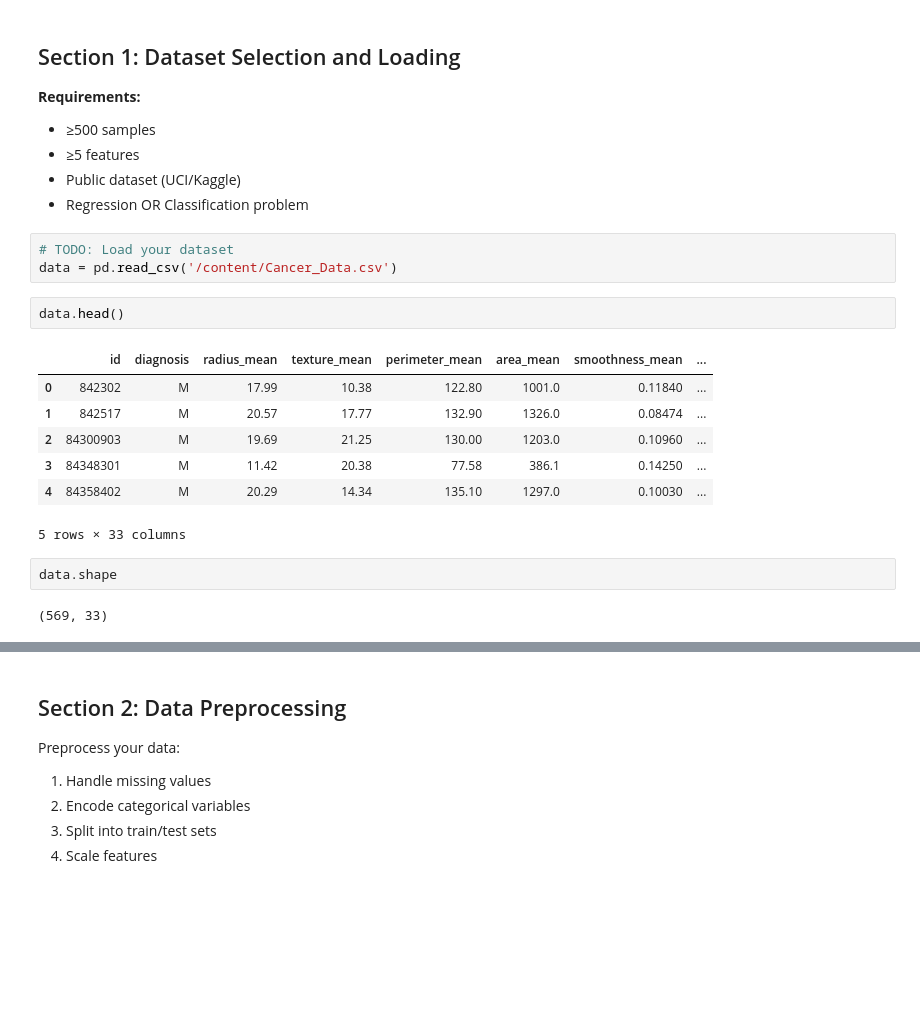
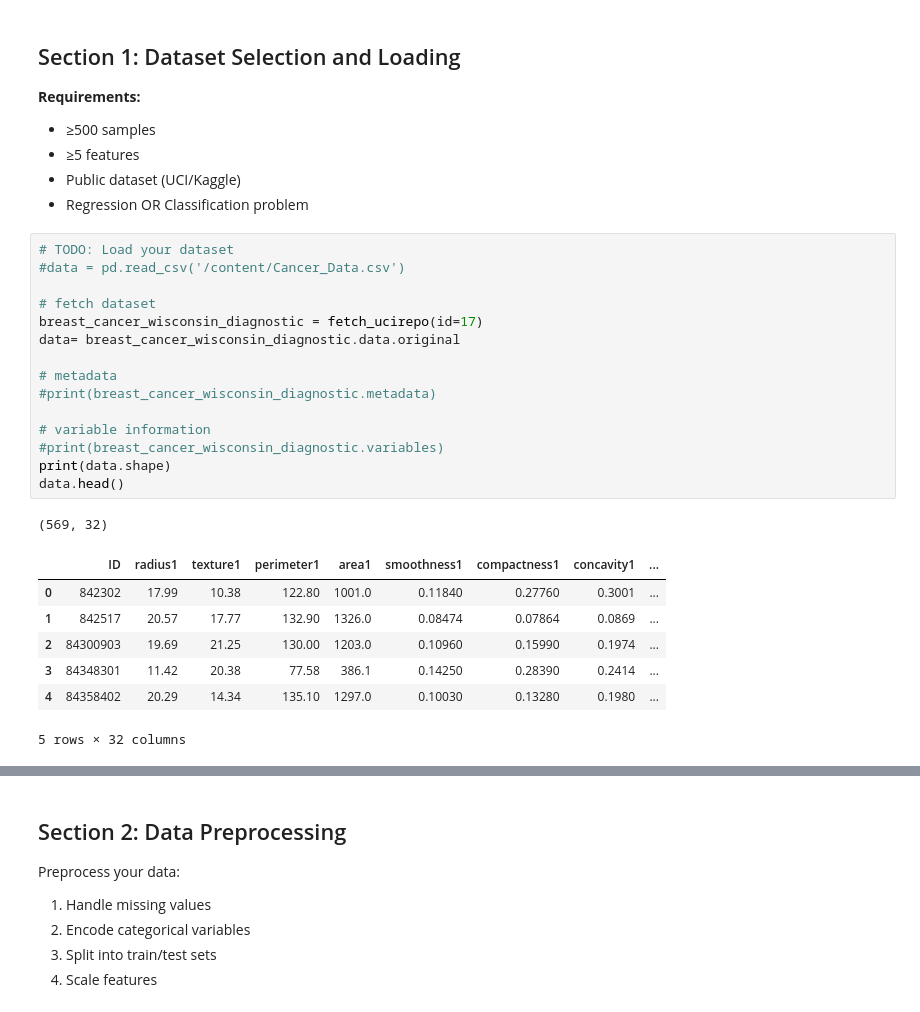
Before and after one commit to dkumar-23/Masters_ML, a Jupyter notebook: DNN_Assignment_1.ipynb, the cells around one changed output, grey strips where cells are left out. Saved outputs shown, nothing was run; the diff lists cells and outputs as text; blank space fills up the shorter version.

```diff
--- a/DNN_Assignment_1.ipynb
+++ b/DNN_Assignment_1.ipynb
@@ -47,21 +67,28 @@ print('✓ Libraries imported successfully')
 - Regression OR Classification problem
 # %%
 # TODO: Load your dataset
-data = pd.read_csv('/content/Cancer_Data.csv')
+#data = pd.read_csv('/content/Cancer_Data.csv')
+
+# fetch dataset
+breast_cancer_wisconsin_diagnostic = fetch_ucirepo(id=17)
+data= breast_cancer_wisconsin_diagnostic.data.original
+
+# metadata
+#print(breast_cancer_wisconsin_diagnostic.metadata)
+
+# variable information
+#print(breast_cancer_wisconsin_diagnostic.variables)
+print(data.shape)
+data.head()
+# %% [output]
+(569, 32)
+|  | ID | radius1 | texture1 | perimeter1 | area1 | smoothness1 | compactness1 | concavity1 | ... |
+| 0 | 842302 | 17.99 | 10.38 | 122.80 | 1001.0 | 0.11840 | 0.27760 | 0.3001 | ... |
+| 1 | 842517 | 20.57 | 17.77 | 132.90 | 1326.0 | 0.08474 | 0.07864 | 0.0869 | ... |
+| 2 | 84300903 | 19.69 | 21.25 | 130.00 | 1203.0 | 0.10960 | 0.15990 | 0.1974 | ... |
+| 3 | 84348301 | 11.42 | 20.38 | 77.58 | 386.1 | 0.14250 | 0.28390 | 0.2414 | ... |
+| 4 | 84358402 | 20.29 | 14.34 | 135.10 | 1297.0 | 0.10030 | 0.13280 | 0.1980 | ... |
+5 rows × 32 columns
-# %%
-data.head()
-# %% [output]
-|  | id | diagnosis | radius_mean | texture_mean | perimeter_mean | area_mean | smoothness_mean | ... |
-| 0 | 842302 | M | 17.99 | 10.38 | 122.80 | 1001.0 | 0.11840 | ... |
-| 1 | 842517 | M | 20.57 | 17.77 | 132.90 | 1326.0 | 0.08474 | ... |
-| 2 | 84300903 | M | 19.69 | 21.25 | 130.00 | 1203.0 | 0.10960 | ... |
-| 3 | 84348301 | M | 11.42 | 20.38 | 77.58 | 386.1 | 0.14250 | ... |
-| 4 | 84358402 | M | 20.29 | 14.34 | 135.10 | 1297.0 | 0.10030 | ... |
-5 rows × 33 columns
-# %%
-data.shape
-# %% [output]
-(569, 33)
 # %%
 # Dataset information (TODO: Fill these)
 dataset_name = "Breast Cancer Data Set"  #Breast Cancer Data Set
```
Also changed, not shown: parts of 8 cells of this notebook.
